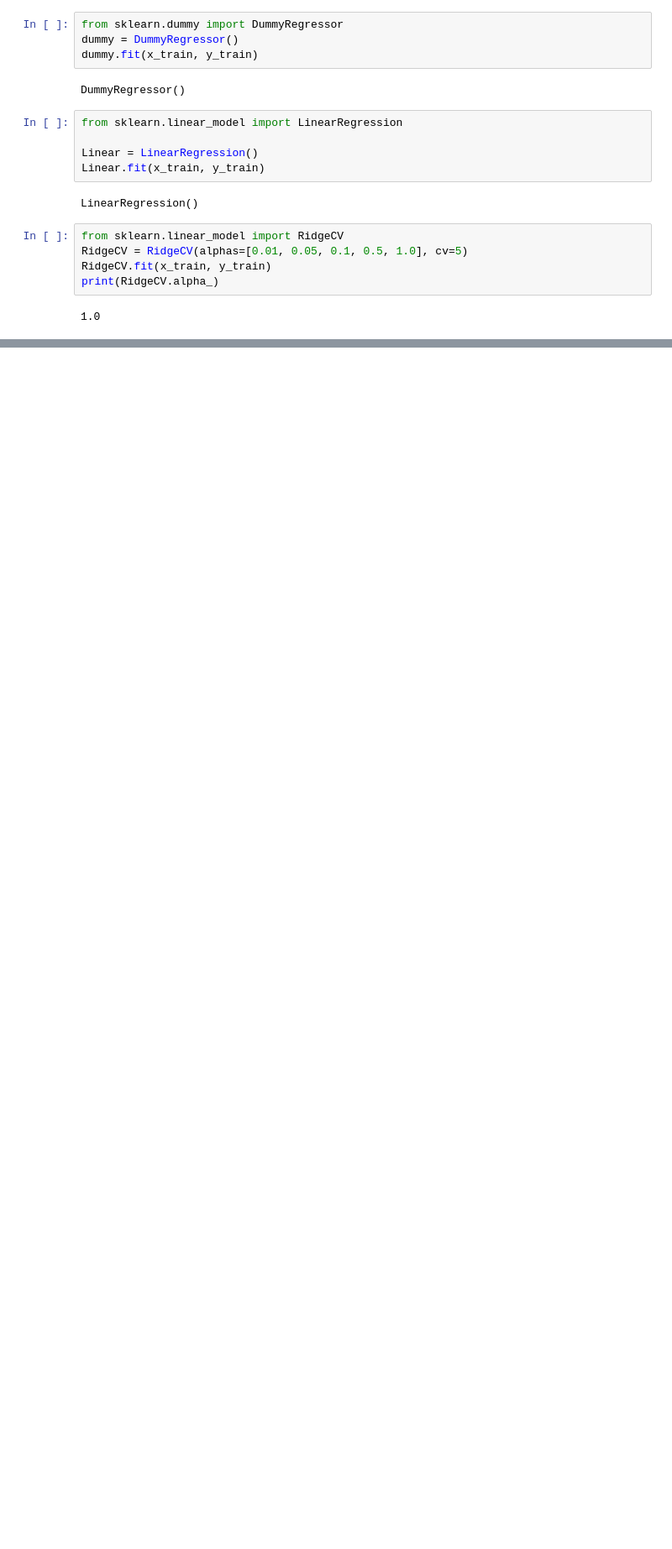
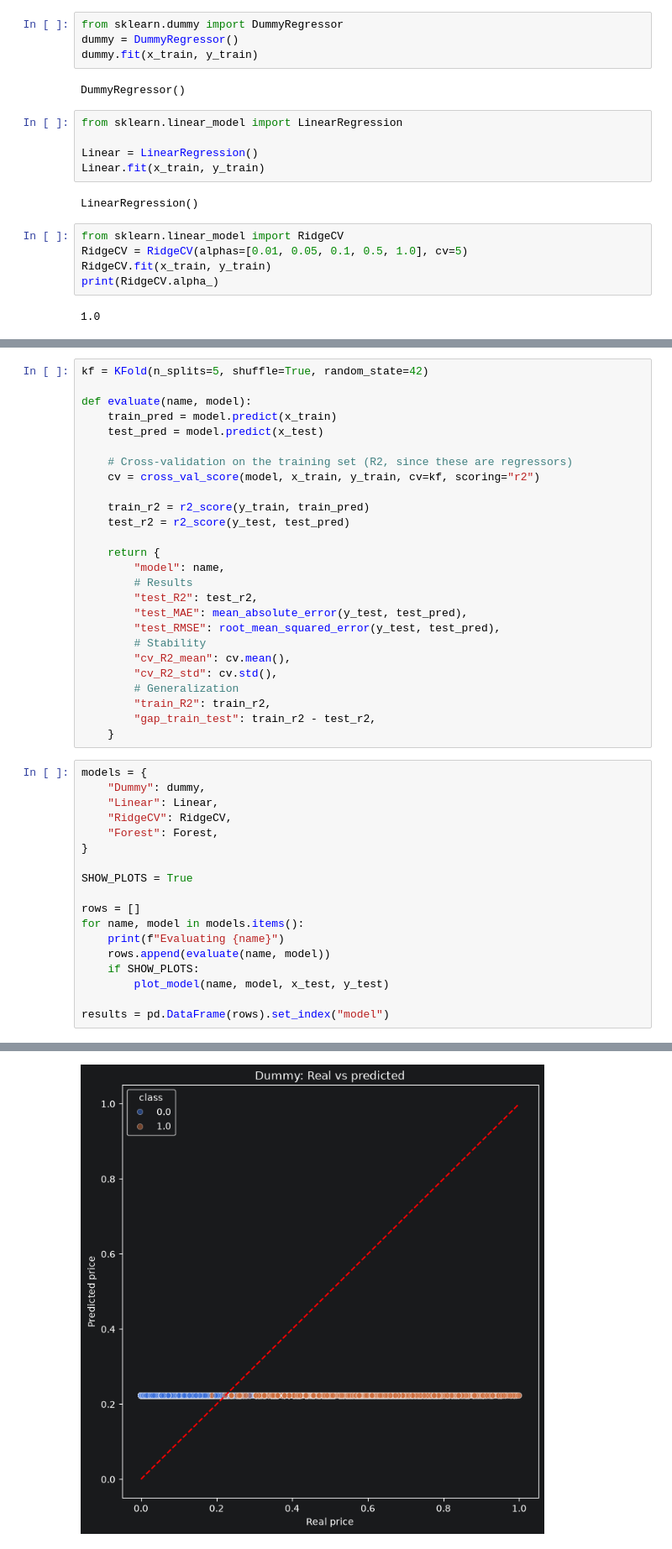
Before and after one commit to Aymanemjj/ml_plane_ticket_pridection, a Jupyter notebook: notebooks/main.ipynb, the cells around one changed output, grey strips where cells are left out. Shown at 84% size. Cells and saved outputs as stored; diff of their text form; blank space fills up the shorter version.

```diff
--- a/notebooks/main.ipynb
+++ b/notebooks/main.ipynb
@@ -231,0 +425,45 @@ def test_model(model, x_test, y_test):
+# %%
+kf = KFold(n_splits=5, shuffle=True, random_state=42)
+
+def evaluate(name, model):
+    train_pred = model.predict(x_train)
+    test_pred = model.predict(x_test)
+
+    # Cross-validation on the training set (R2, since these are regressors)
+    cv = cross_val_score(model, x_train, y_train, cv=kf, scoring="r2")
+
+    train_r2 = r2_score(y_train, train_pred)
+    test_r2 = r2_score(y_test, test_pred)
+
+    return {
+        "model": name,
+        # Results
+        "test_R2": test_r2,
+        "test_MAE": mean_absolute_error(y_test, test_pred),
+        "test_RMSE": root_mean_squared_error(y_test, test_pred),
+        # Stability
+        "cv_R2_mean": cv.mean(),
+        "cv_R2_std": cv.std(),
+        # Generalization
+        "train_R2": train_r2,
+        "gap_train_test": train_r2 - test_r2,
+    }
+# %%
+models = {
+    "Dummy": dummy,
+    "Linear": Linear,
+    "RidgeCV": RidgeCV,
+    "Forest": Forest,
+}
+
+SHOW_PLOTS = True
+
+rows = []
+for name, model in models.items():
+    print(f"Evaluating {name}")
+    rows.append(evaluate(name, model))
+    if SHOW_PLOTS:
+        plot_model(name, model, x_test, y_test)
+
+results = pd.DataFrame(rows).set_index("model")
+# %% [output]
@@ -231,0 +471 @@ def test_model(model, x_test, y_test):
+[figure, added]
```
Also changed, not shown: parts of 30 cells of this notebook.
